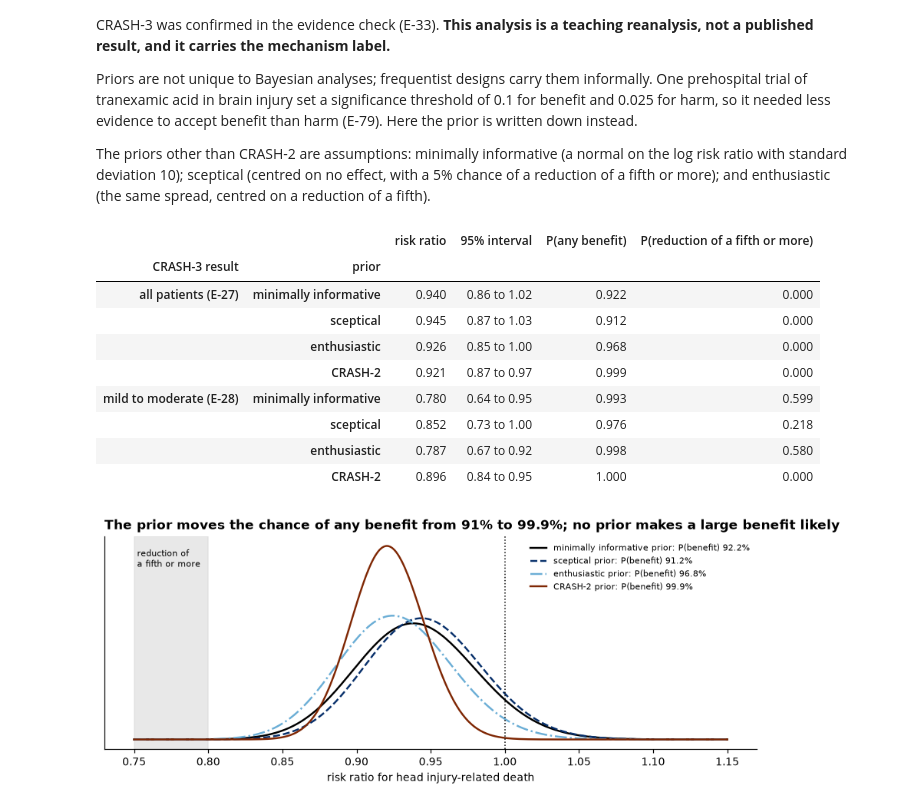
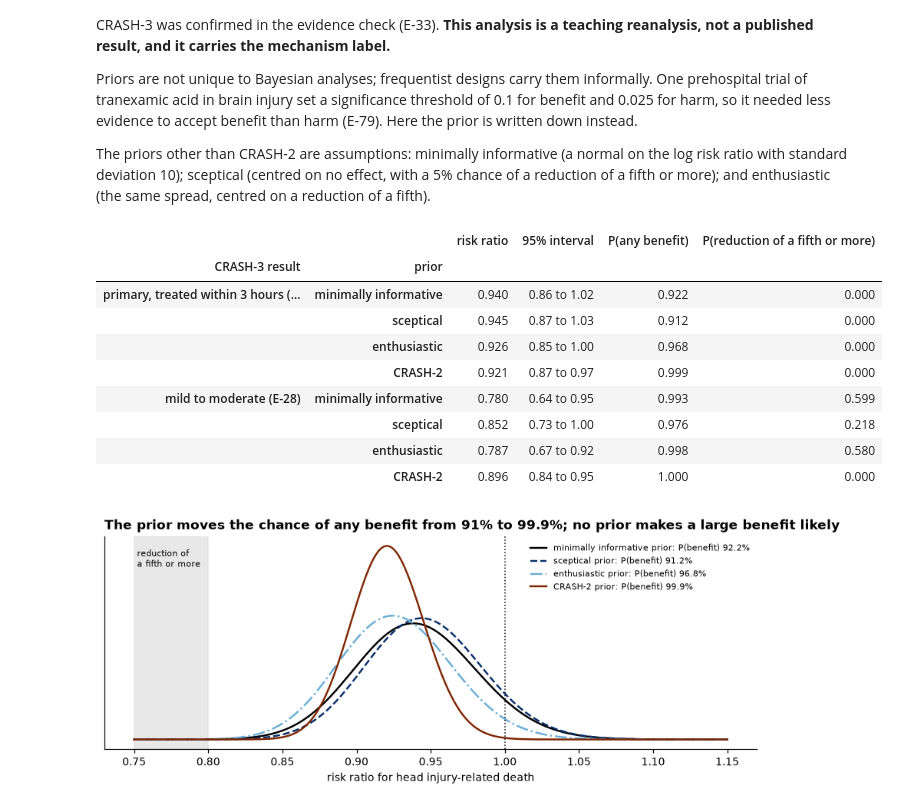
Before and after one commit to RossTylr/inference-labs, a Jupyter notebook: notebooks/03_bayesian.ipynb, the cells around one changed output. Cells and saved outputs as stored; diff of their text form; code cells hidden in the pictures.

```diff
--- a/notebooks/03_bayesian.ipynb
+++ b/notebooks/03_bayesian.ipynb
@@ -342,20 +342,20 @@ Priors are not unique to Bayesian analyses; frequentist designs carry them infor
 The priors other than CRASH-2 are assumptions: minimally informative (a normal on the log risk ratio with standard deviation 10); sceptical (centred on no effect, with a 5% chance of a reduction of a fifth or more); and enthusiastic (the same spread, centred on a reduction of a fifth).
 # %%
 rows = []
-for outcome, likelihood in (("all patients (E-27)", bayes.CRASH3_HEAD_INJURY_DEATH),
+for outcome, likelihood in (("primary, treated within 3 hours (E-27)", bayes.CRASH3_HEAD_INJURY_DEATH),
                             ("mild to moderate (E-28)", bayes.CRASH3_MILD_TO_MODERATE)):
     for name, prior_summary in bayes.PRIORS.items():
         post = bayes.reread_trial(likelihood, prior_summary)
         lo, hi = post.posterior.interval()
         rows.append({"CRASH-3 result": outcome, "prior": name, "risk ratio": post.posterior.relative_risk,
                      "95% interval": f"{lo:.2f} to {hi:.2f}", "P(any benefit)": post.prob_benefit(),
                      "P(reduction of a fifth or more)": post.prob_below(0.8)})
 four_priors = pd.DataFrame(rows).set_index(["CRASH-3 result", "prior"])
 four_priors.round(3)
 # %% [output]
 |  |  | risk ratio | 95% interval | P(any benefit) | P(reduction of a fifth or more) |
 | CRASH-3 result | prior |  |  |  |  |
-| all patients (E-27) | minimally informative | 0.940 | 0.86 to 1.02 | 0.922 | 0.000 |
+| primary, treated within 3 hours (... | minimally informative | 0.940 | 0.86 to 1.02 | 0.922 | 0.000 |
 |  | sceptical | 0.945 | 0.87 to 1.03 | 0.912 | 0.000 |
 |  | enthusiastic | 0.926 | 0.85 to 1.00 | 0.968 | 0.000 |
 |  | CRASH-2 | 0.921 | 0.87 to 0.97 | 0.999 | 0.000 |
```
Also changed, not shown: parts of 3 cells of this notebook, 2 other files.
